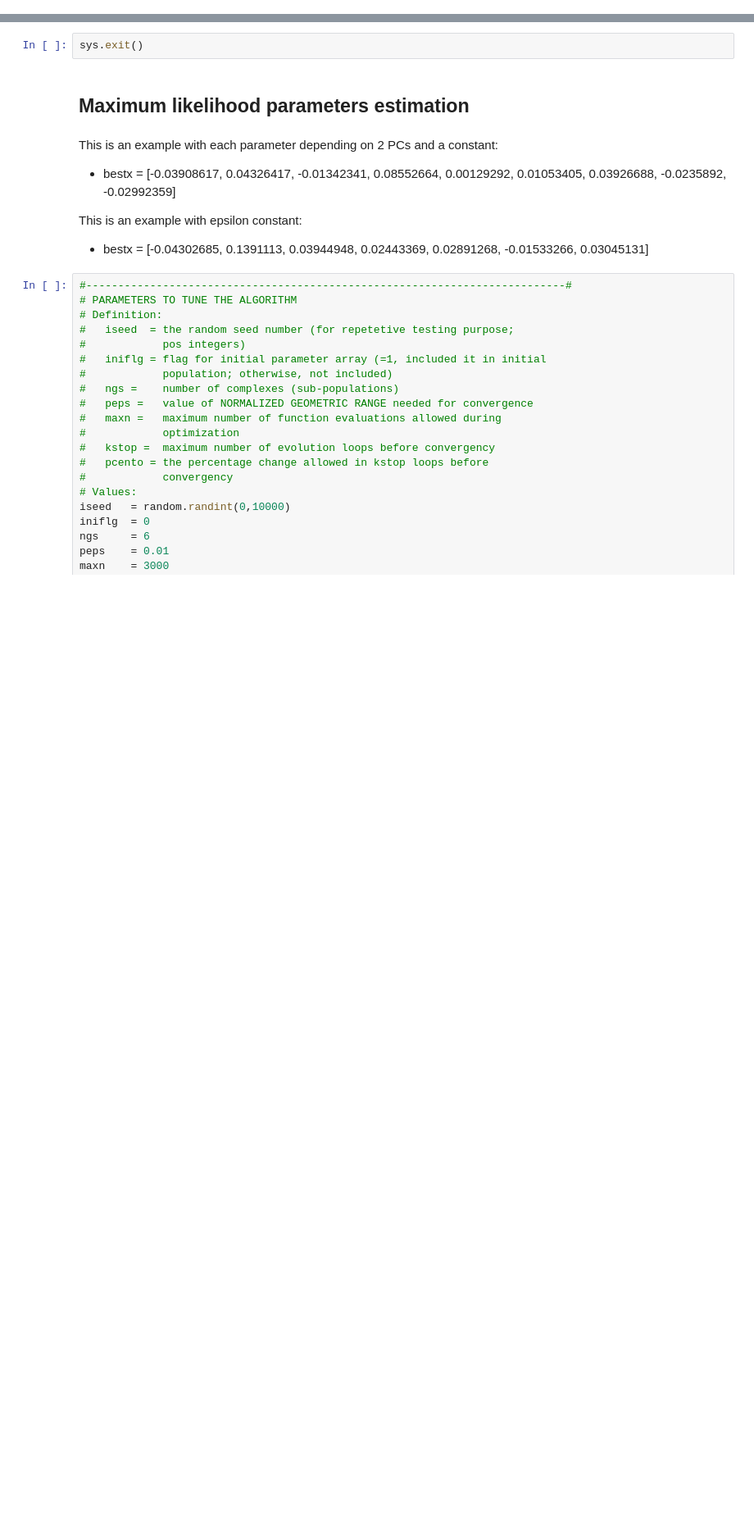
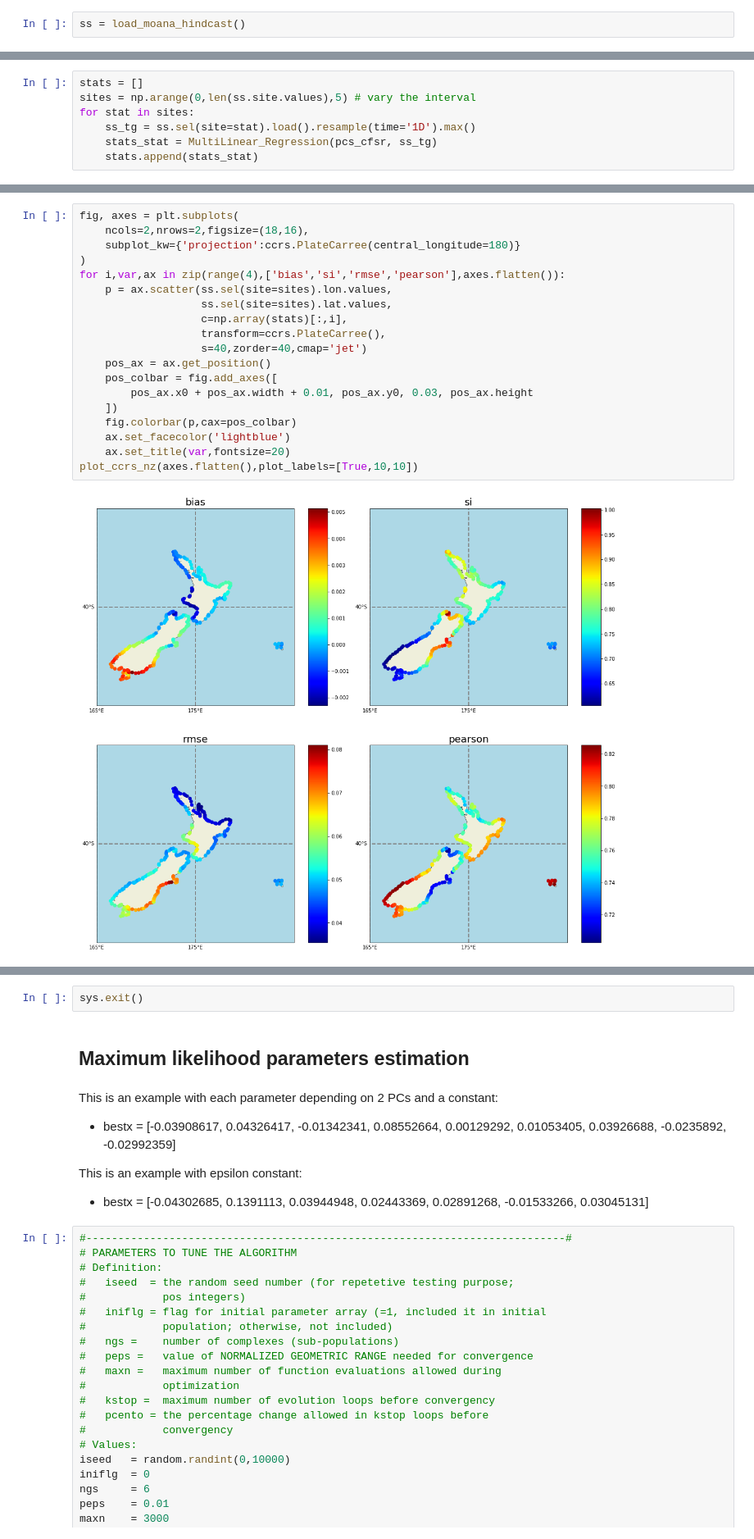
Before and after one commit to javitausia/geocean-nz-ss, a Jupyter notebook: notebooks/models.ipynb, the cells around one changed output, grey strips where cells are left out. Shown: that part at 82% size. Cells and saved outputs as stored; diff of their text form; blank space fills up the shorter version.

```diff
--- a/notebooks/models.ipynb
+++ b/notebooks/models.ipynb
@@ -74,0 +25,2 @@ plt.pcolor(pcs_era5.EOFs.values[0,:][:21*21].reshape(21,21))
+# %%
+ss = load_moana_hindcast()
@@ -74,0 +87,7 @@ plt.pcolor(pcs_era5.EOFs.values[0,:][:21*21].reshape(21,21))
+# %%
+stats = []
+sites = np.arange(0,len(ss.site.values),5) # vary the interval
+for stat in sites:
+    ss_tg = ss.sel(site=stat).load().resample(time='1D').max()
+    stats_stat = MultiLinear_Regression(pcs_cfsr, ss_tg)
+    stats.append(stats_stat)
@@ -74,0 +112,21 @@ plt.pcolor(pcs_era5.EOFs.values[0,:][:21*21].reshape(21,21))
+# %%
+fig, axes = plt.subplots(
+    ncols=2,nrows=2,figsize=(18,16),
+    subplot_kw={'projection':ccrs.PlateCarree(central_longitude=180)}
+)
+for i,var,ax in zip(range(4),['bias','si','rmse','pearson'],axes.flatten()):
+    p = ax.scatter(ss.sel(site=sites).lon.values,
+                   ss.sel(site=sites).lat.values,
+                   c=np.array(stats)[:,i],
+                   transform=ccrs.PlateCarree(),
+                   s=40,zorder=40,cmap='jet')
+    pos_ax = ax.get_position()
+    pos_colbar = fig.add_axes([
+        pos_ax.x0 + pos_ax.width + 0.01, pos_ax.y0, 0.03, pos_ax.height
+    ])
+    fig.colorbar(p,cax=pos_colbar)
+    ax.set_facecolor('lightblue')
+    ax.set_title(var,fontsize=20)
+plot_ccrs_nz(axes.flatten(),plot_labels=[True,10,10])
+# %% [output]
+[figure, added]
```
Also changed, not shown: parts of 25 cells of this notebook, 1 other file.
